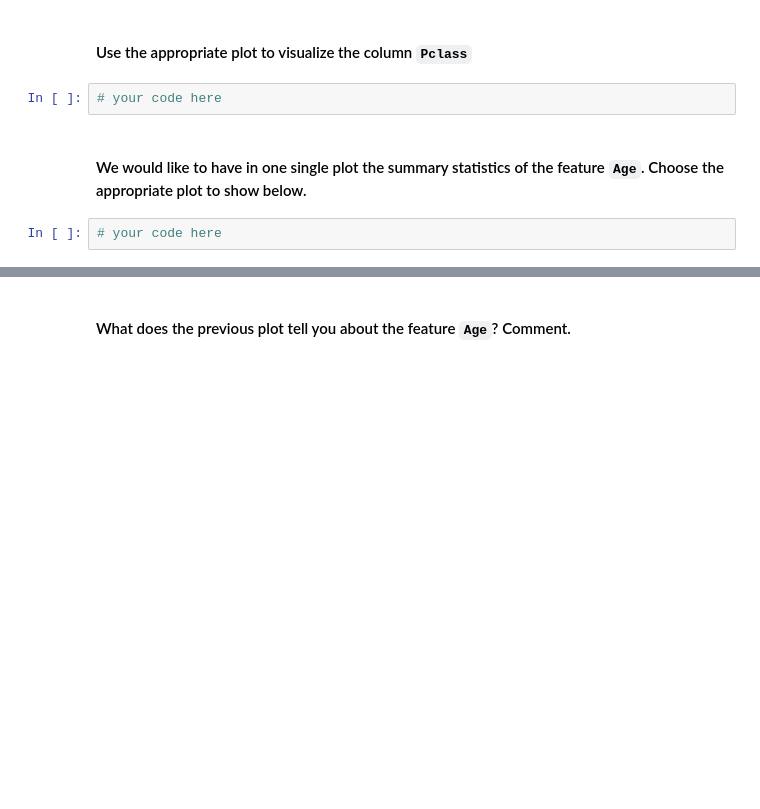
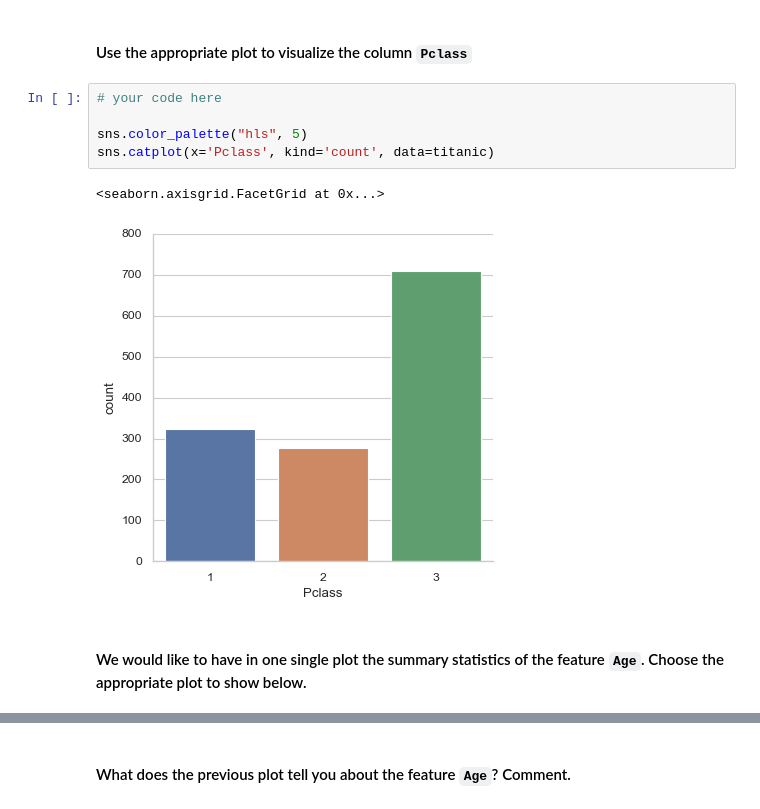
Before and after one commit to Mrueda1992/datamad0619, a Jupyter notebook: module-2/lab-matplotlib-seaborn/your-code/challenge-3.ipynb, the cells around one changed output, grey strips where cells are left out. Drawn from its saved outputs; the diff is of its cells as text; blank space fills up the shorter version.

```diff
--- a/module-2/lab-matplotlib-seaborn/your-code/challenge-3.ipynb
+++ b/module-2/lab-matplotlib-seaborn/your-code/challenge-3.ipynb
@@ -137,9 +137,13 @@ sns.catplot(x='Gender', kind='count',palette= "ch:.25", data=titanic)
 [figure]
 # %% [markdown]
 #### Use the appropriate plot to visualize the column `Pclass`
-# %%
-# your code here
+# %%
+# your code here
+
+sns.color_palette("hls", 5)
+sns.catplot(x='Pclass', kind='count', data=titanic)
+# %% [output]
+<seaborn.axisgrid.FacetGrid at 0x...>
+[figure, added]
 # %% [markdown]
 #### We would like to have in one single plot the summary statistics of the feature `Age`. Choose the appropriate plot to show below.
-# %%
-# your code here
```
Also changed, not shown: parts of 3 cells of this notebook.
